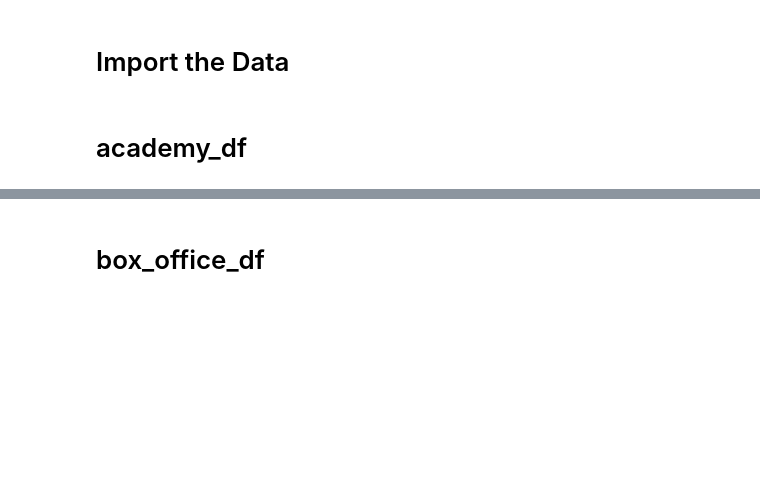
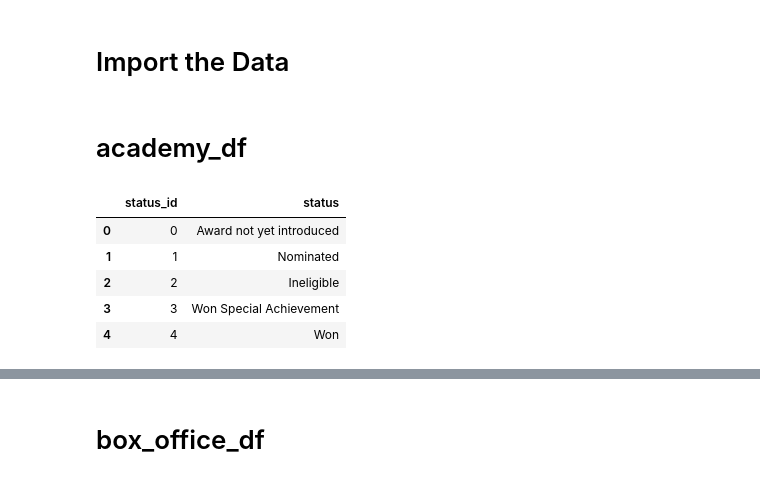
Before and after one commit to 66aadesh/MAVEN-ANALYTICS---PIXAR, a Jupyter notebook: Data Clean-up.ipynb, the cells around one changed output, grey strips where cells are left out. Drawn from its saved outputs; the diff is of its cells as text; code cells hidden in the pictures; blank space fills up the shorter version.

```diff
--- a/Data Clean-up.ipynb
+++ b/Data Clean-up.ipynb
@@ -39,6 +39,15 @@ status_df = pd.DataFrame({
 }).reset_index().rename(columns={'index':'status_id'})
 
 # status_df
+# %%
+status_df
+# %% [output]
+|  | status_id | status |
+| 0 | 0 | Award not yet introduced |
+| 1 | 1 | Nominated |
+| 2 | 2 | Ineligible |
+| 3 | 3 | Won Special Achievement |
+| 4 | 4 | Won |
 # %%
 # award_type_df
 
```
Also changed, not shown: parts of 16 cells of this notebook, 8 other files.
